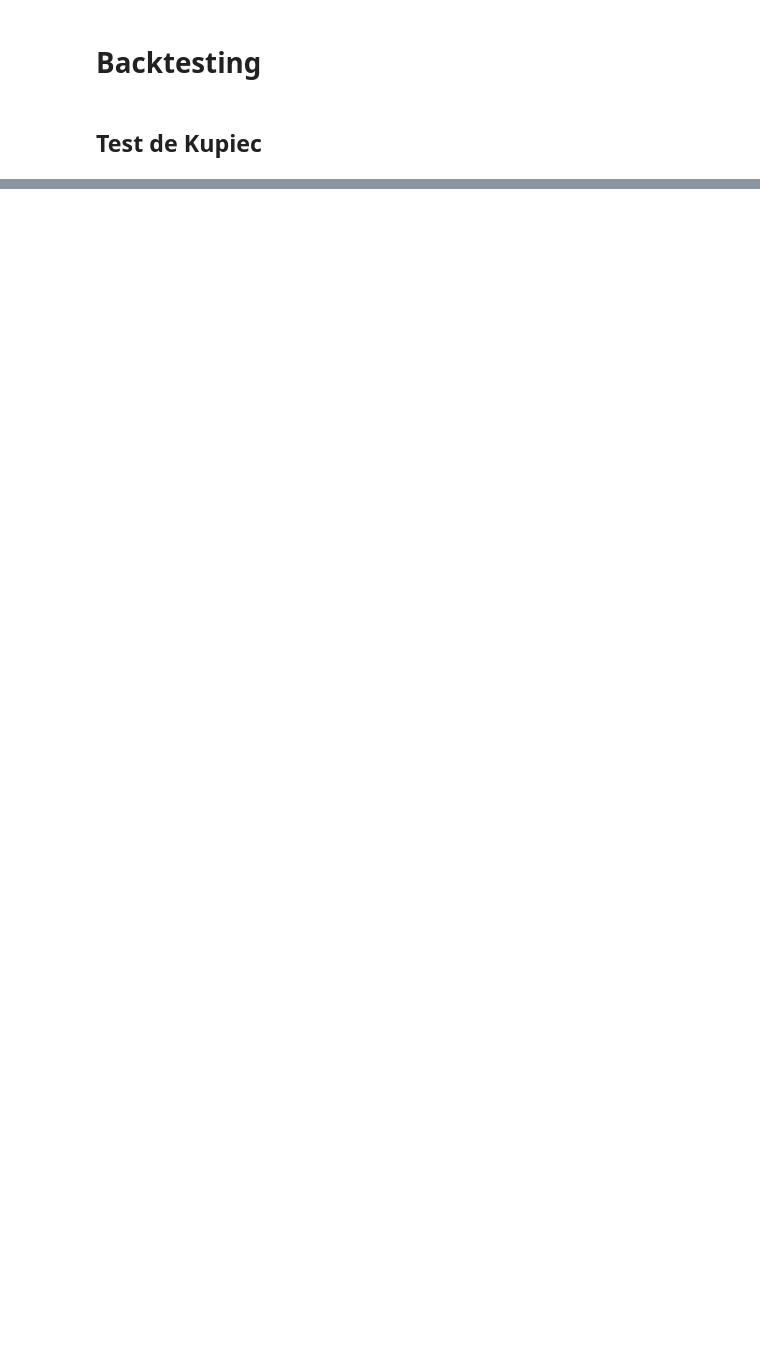
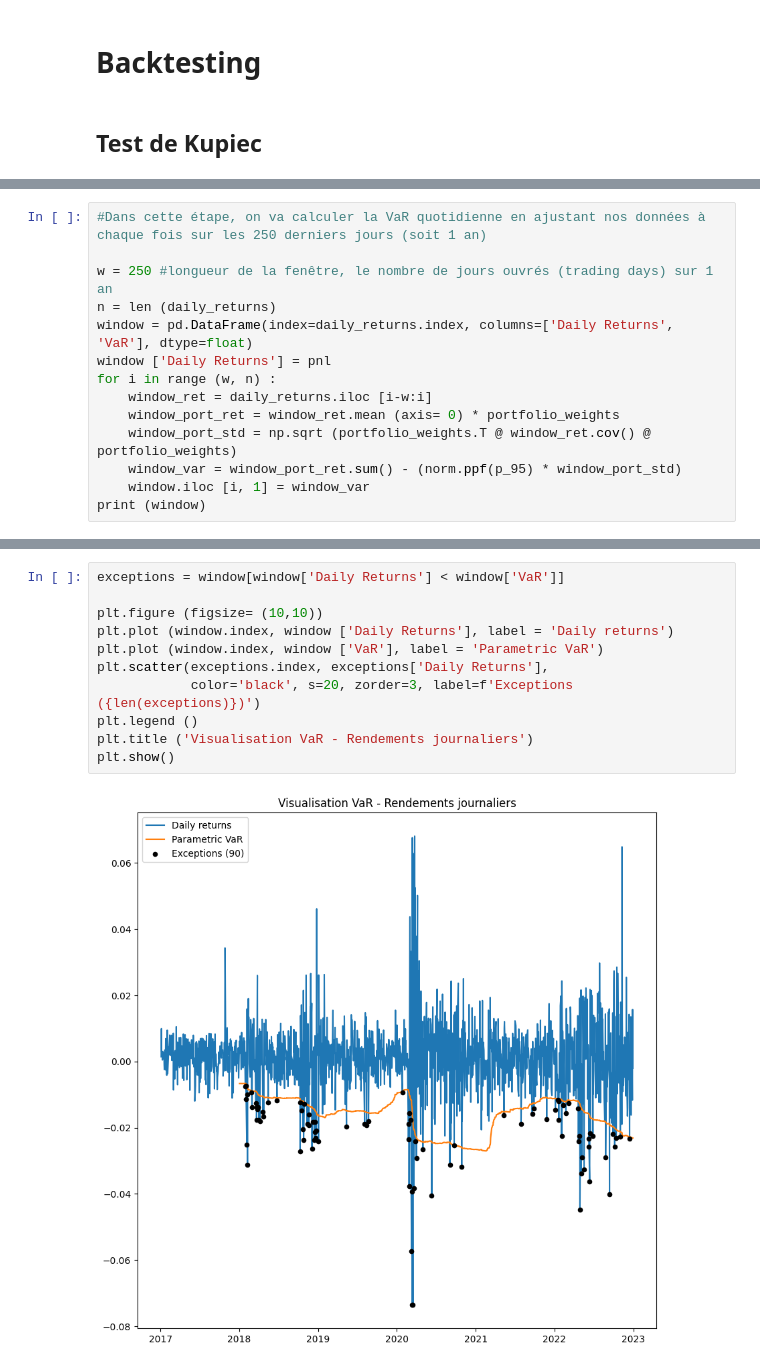
Before and after one commit to bilil-byte/Financial-Risk-project, a Jupyter notebook: notebook.ipynb, the cells around one changed output, grey strips where cells are left out. Cells and saved outputs as stored; diff of their text form; blank space fills up the shorter version.

```diff
--- a/notebook.ipynb
+++ b/notebook.ipynb
@@ -288,0 +300,14 @@ alpha
+# %%
+#Dans cette étape, on va calculer la VaR quotidienne en ajustant nos données à chaque fois sur les 250 derniers jours (soit 1 an)
+
+w = 250 #longueur de la fenêtre, le nombre de jours ouvrés (trading days) sur 1 an
+n = len (daily_returns)
+window = pd.DataFrame(index=daily_returns.index, columns=['Daily Returns', 'VaR'], dtype=float)
+window ['Daily Returns'] = pnl
+for i in range (w, n) :
+    window_ret = daily_returns.iloc [i-w:i]
+    window_port_ret = window_ret.mean (axis= 0) * portfolio_weights
+    window_port_std = np.sqrt (portfolio_weights.T @ window_ret.cov() @ portfolio_weights)
+    window_var = window_port_ret.sum() - (norm.ppf(p_95) * window_port_std)
+    window.iloc [i, 1] = window_var
+print (window)
@@ -288,0 +330,13 @@ alpha
+# %%
+exceptions = window[window['Daily Returns'] < window['VaR']]
+
+plt.figure (figsize= (10,10))
+plt.plot (window.index, window ['Daily Returns'], label = 'Daily returns')
+plt.plot (window.index, window ['VaR'], label = 'Parametric VaR')
+plt.scatter(exceptions.index, exceptions['Daily Returns'],
+            color='black', s=20, zorder=3, label=f'Exceptions ({len(exceptions)})')
+plt.legend ()
+plt.title ('Visualisation VaR - Rendements journaliers')
+plt.show()
+# %% [output]
+[figure, added]
```
Also changed, not shown: parts of 16 cells of this notebook.
